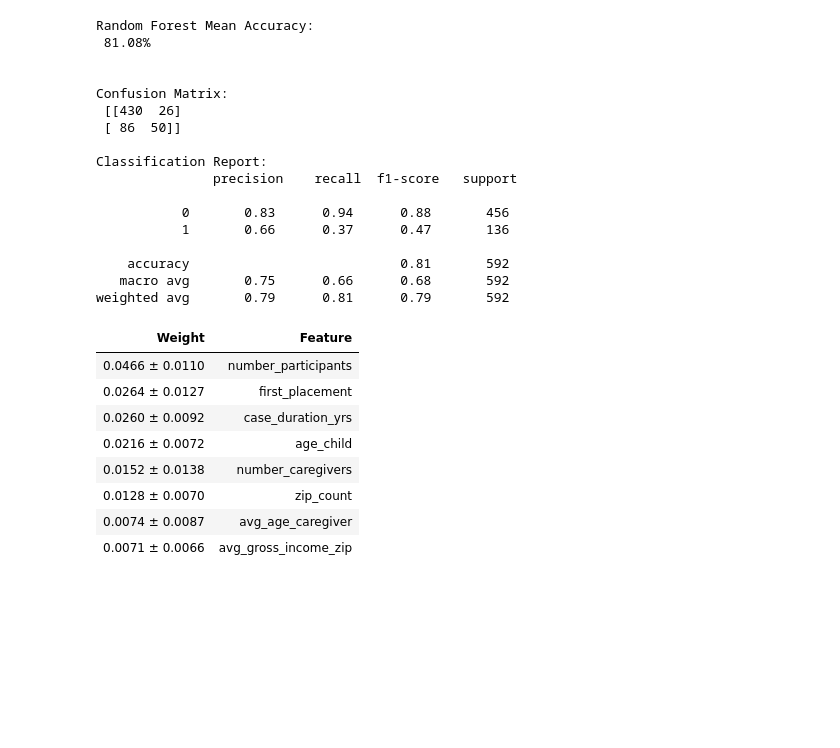
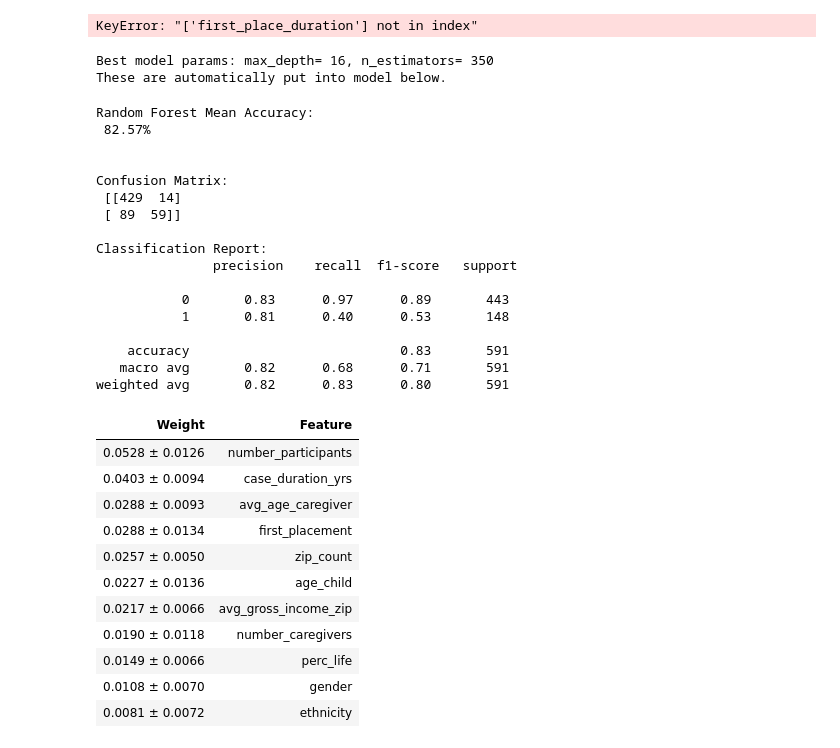
Before and after one commit to mathemacode/PSF_ERAU, a Jupyter notebook: Python/ml_modeling.ipynb, the cells around one changed output. Saved outputs shown, nothing was run; the diff lists cells and outputs as text; code cells hidden in the pictures; blank space fills up the shorter version.

```diff
--- a/Python/ml_modeling.ipynb
+++ b/Python/ml_modeling.ipynb
@@ -49,7 +59,9 @@ details_nocount = details.iloc[1:]
 features = ['zip_count', 'number_participants',
             'case_duration_yrs', 'number_caregivers',
             'age_child', 'avg_age_caregiver',
-            'avg_gross_income_zip', 'first_placement']
+            'avg_gross_income_zip', 'first_placement',
+            'gender', 'ethnicity', 'perc_life',
+            'first_place_duration']
 X = df[features]
 
 # What to predict:
@@ -58,50 +70,81 @@ y = df.multiple_removals
 
 # Train/test split
 train_X, val_X, train_y, val_y = train_test_split(X, y, random_state = 0)
+# %% [output]
+KeyError: "['first_place_duration'] not in index"
+# %%
+# Determine best parameters for RandomForest Model
+result = [[],[],[]]
+
+for depth in range(8, 64, 8):
+    for n_est in range(50, 400, 50):
+        rf_model = RandomForestClassifier(random_state=1, max_depth=depth, n_estimators=n_est)
+        rf_model.fit(train_X, train_y)
+        rf_predictions = rf_model.predict(val_X)
+        res = (metrics.accuracy_score(val_y, rf_predictions, sample_weight=None)*100)
+
+        result[0].append(depth)
+        result[1].append(n_est)
+        result[2].append(res)
+
+max_acc = max(result[2])
+ind = result[2].index(max_acc)
+
+print("Best model params: max_depth={}, n_estimators={}".format(result[0][ind], result[1][ind]))
+print("These are automatically put into model below.")
+
+best_depth = result[0][ind]
+best_n = result[1][ind]
+# %% [output]
+Best model params: max_depth= 16, n_estimators= 350
+These are automatically put into model below.
 # %%
 # Random Forest
-rf_model = RandomForestClassifier(random_state=1, max_depth=16, n_estimators=250)
+rf_model = RandomForestClassifier(random_state=1, max_depth=best_depth, n_estimators=best_n)
 rf_model.fit(train_X, train_y)
 
 rf_predictions = rf_model.predict(val_X)
 print("\nRandom Forest Mean Accuracy:\n {:.2f}% \n".format((
       metrics.accuracy_score(val_y, rf_predictions, sample_weight=None)*100)))
 
 mat = metrics.confusion_matrix(val_y, rf_predictions)
 print("\nConfusion Matrix:\n", mat)
 
 class_report = metrics.classification_report(val_y, rf_predictions)
 print("\nClassification Report:\n",class_report)
 
 perm = PermutationImportance(rf_model, random_state=1).fit(val_X, val_y)
 eli5.show_weights(perm, feature_names = val_X.columns.tolist())
 # %% [output]
 Random Forest Mean Accuracy:
- 81.08%
+ 82.57%
 
 
 Confusion Matrix:
- [[430  26]
- [ 86  50]]
+ [[429  14]
+ [ 89  59]]
 
 Classification Report:
                precision    recall  f1-score   support
 
-           0       0.83      0.94      0.88       456
-           1       0.66      0.37      0.47       136
+           0       0.83      0.97      0.89       443
+           1       0.81      0.40      0.53       148
 
-    accuracy                           0.81       592
-   macro avg       0.75      0.66      0.68       592
-weighted avg       0.79      0.81      0.79       592
+    accuracy                           0.83       591
+   macro avg       0.82      0.68      0.71       591
+weighted avg       0.82      0.83      0.80       591
 | Weight | Feature |
-| 0.0466 ± 0.0110 | number_participants |
-| 0.0264 ± 0.0127 | first_placement |
-| 0.0260 ± 0.0092 | case_duration_yrs |
-| 0.0216 ± 0.0072 | age_child |
-| 0.0152 ± 0.0138 | number_caregivers |
-| 0.0128 ± 0.0070 | zip_count |
-| 0.0074 ± 0.0087 | avg_age_caregiver |
-| 0.0071 ± 0.0066 | avg_gross_income_zip |
+| 0.0528 ± 0.0126 | number_participants |
+| 0.0403 ± 0.0094 | case_duration_yrs |
+| 0.0288 ± 0.0093 | avg_age_caregiver |
+| 0.0288 ± 0.0134 | first_placement |
+| 0.0257 ± 0.0050 | zip_count |
+| 0.0227 ± 0.0136 | age_child |
+| 0.0217 ± 0.0066 | avg_gross_income_zip |
+| 0.0190 ± 0.0118 | number_caregivers |
+| 0.0149 ± 0.0066 | perc_life |
+| 0.0108 ± 0.0070 | gender |
+| 0.0081 ± 0.0072 | ethnicity |
 # %%
 # RANDOM FOREST
 # SHAP values
```
Also changed, not shown: parts of 2 cells of this notebook, 1 other file.
